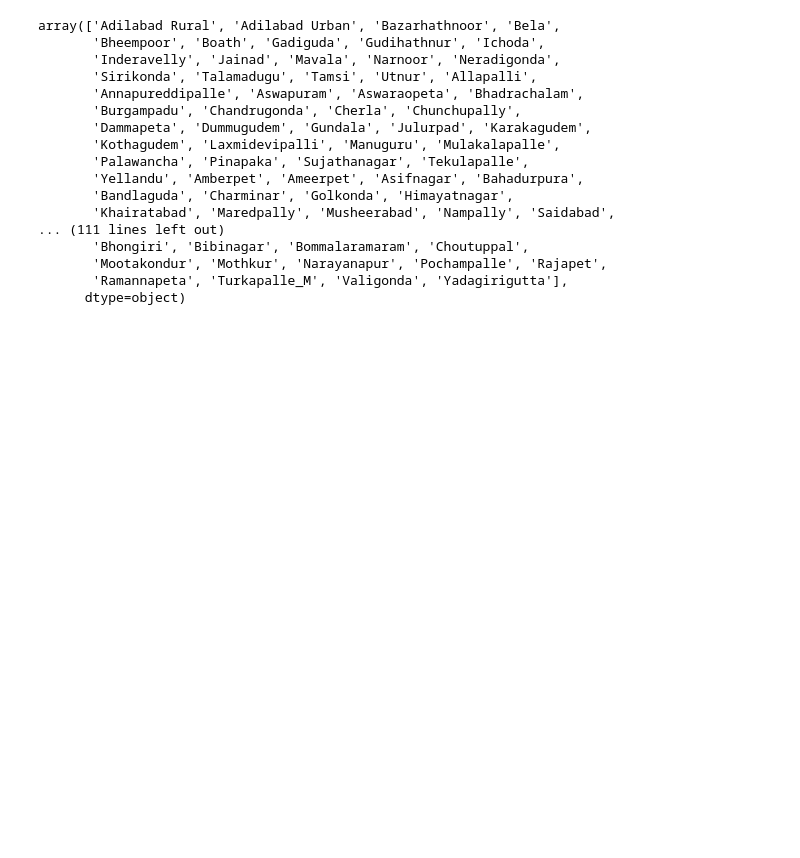
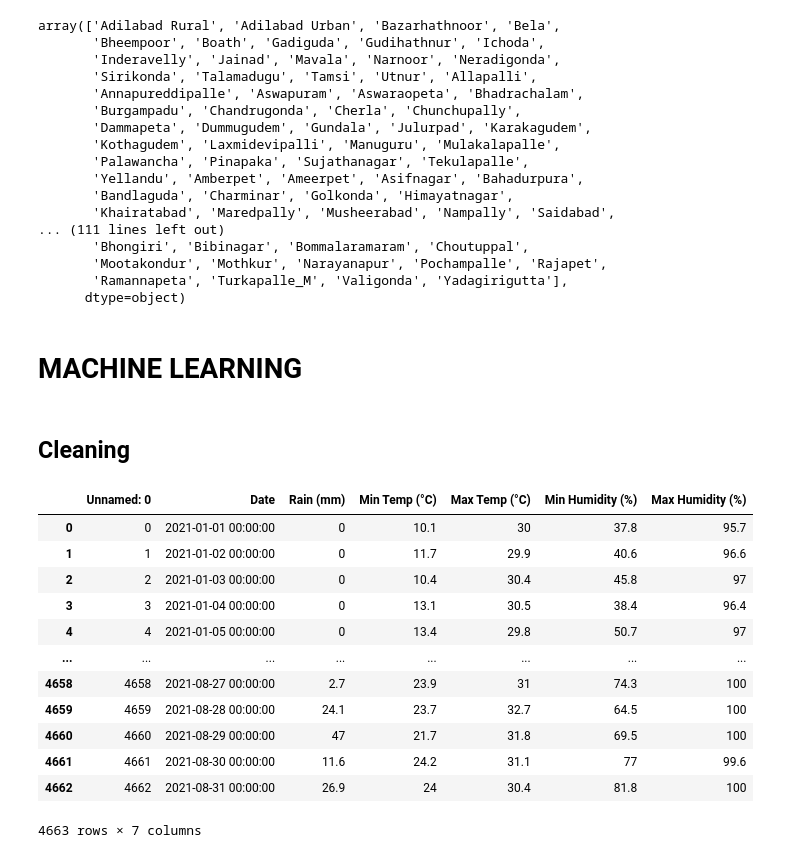
Before and after one commit to smartinternz02/SBSPS-Challenge-7154-SDG-13-Climate-Action, a Jupyter notebook: DATASETS/2021 datasets/project.ipynb, the cells around one changed output. Cells and saved outputs as stored; diff of their text form; code cells hidden in the pictures; blank space fills up the shorter version.

```diff
--- a/DATASETS/2021 datasets/project.ipynb
+++ b/DATASETS/2021 datasets/project.ipynb
@@ -781,3 +781,24 @@ data2[data2['District']=='Warangal Urban'].to_excel('Warangal2.xlsx')
 data3[data3['District']=='Warangal Urban'].to_excel('Warangal3.xlsx')
 data4[data4['District']=='Warangal Urban'].to_excel('Warangal4.xlsx')
 data5[data5['District']=='Warangal Urban'].to_excel('Warangal5.xlsx')
+# %% [markdown]
+# MACHINE LEARNING
+# %% [markdown]
+## Cleaning
+# %%
+ad=pd.read_excel('Adilabad-1.xlsx')
+ad.drop(['District','Mandal'],axis=1)
+# %% [output]
+|  | Unnamed: 0 | Date | Rain (mm) | Min Temp (°C) | Max Temp (°C) | Min Humidity (%) | Max Humidity (%) |
+| 0 | 0 | 2021-01-01 00:00:00 | 0 | 10.1 | 30 | 37.8 | 95.7 |
+| 1 | 1 | 2021-01-02 00:00:00 | 0 | 11.7 | 29.9 | 40.6 | 96.6 |
+| 2 | 2 | 2021-01-03 00:00:00 | 0 | 10.4 | 30.4 | 45.8 | 97 |
+| 3 | 3 | 2021-01-04 00:00:00 | 0 | 13.1 | 30.5 | 38.4 | 96.4 |
+| 4 | 4 | 2021-01-05 00:00:00 | 0 | 13.4 | 29.8 | 50.7 | 97 |
+| ... | ... | ... | ... | ... | ... | ... | ... |
+| 4658 | 4658 | 2021-08-27 00:00:00 | 2.7 | 23.9 | 31 | 74.3 | 100 |
+| 4659 | 4659 | 2021-08-28 00:00:00 | 24.1 | 23.7 | 32.7 | 64.5 | 100 |
+| 4660 | 4660 | 2021-08-29 00:00:00 | 47 | 21.7 | 31.8 | 69.5 | 100 |
+| 4661 | 4661 | 2021-08-30 00:00:00 | 11.6 | 24.2 | 31.1 | 77 | 99.6 |
+| 4662 | 4662 | 2021-08-31 00:00:00 | 26.9 | 24 | 30.4 | 81.8 | 100 |
+4663 rows × 7 columns
```
Also changed, not shown: 2 other files.
